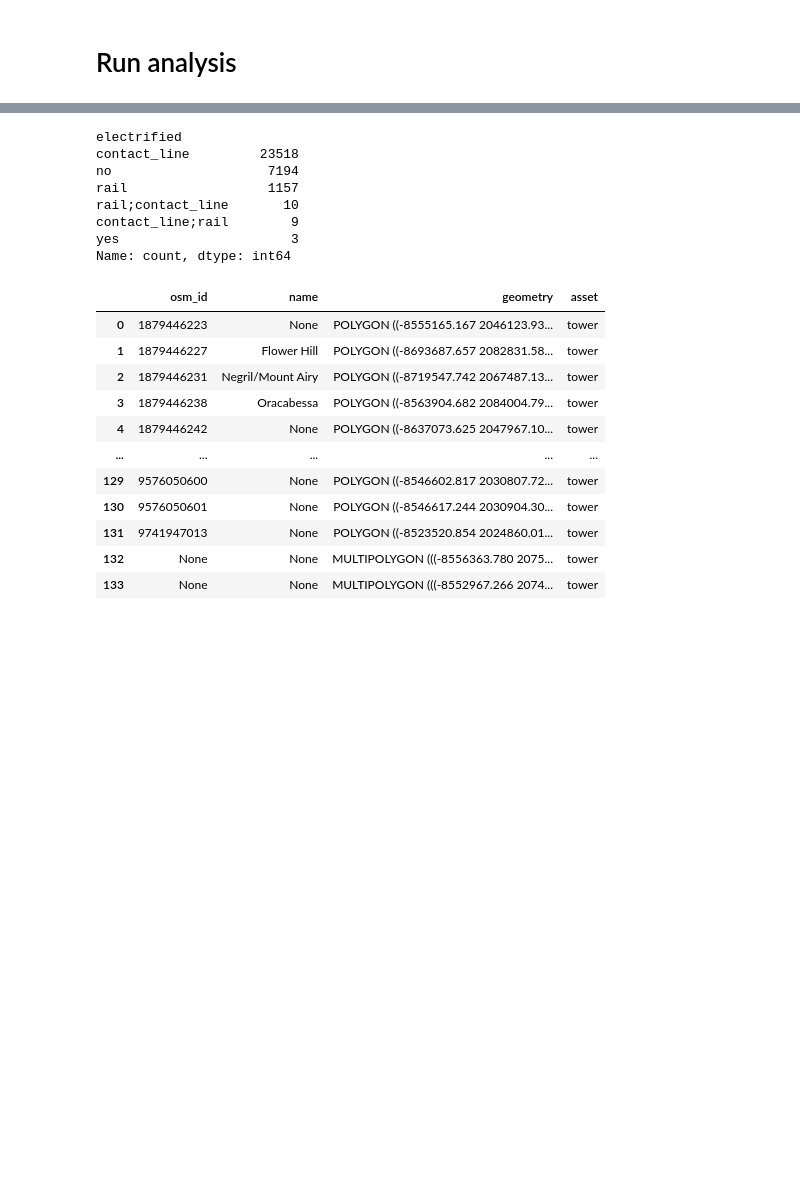
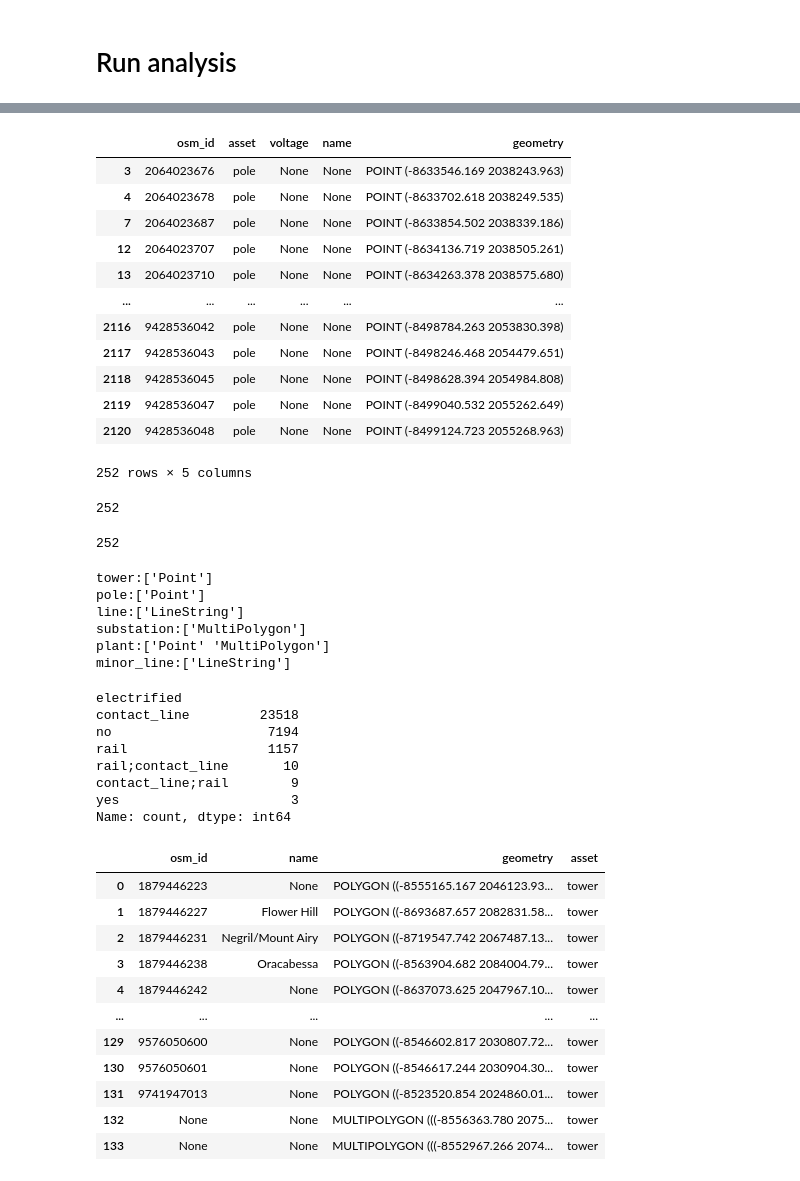
Before and after one commit to snirandjan/gmhcira, a Jupyter notebook: notebooks/risk-workflow.ipynb, the cells around one changed output, grey strips where cells are left out. Cells and saved outputs as stored; diff of their text form; code cells hidden in the pictures; blank space fills up the shorter version.

```diff
--- a/notebooks/risk-workflow.ipynb
+++ b/notebooks/risk-workflow.ipynb
@@ -787,3 +1554,39 @@ print(sum(assets['electrified'].value_counts()))#unique())
+# %%
+assets_plant = assets[assets['asset'] == 'pole']
+assets_plant
+# %% [output]
+|  | osm_id | asset | voltage | name | geometry |
+| 3 | 2064023676 | pole | None | None | POINT (-8633546.169 2038243.963) |
+| 4 | 2064023678 | pole | None | None | POINT (-8633702.618 2038249.535) |
+| 7 | 2064023687 | pole | None | None | POINT (-8633854.502 2038339.186) |
+| 12 | 2064023707 | pole | None | None | POINT (-8634136.719 2038505.261) |
+| 13 | 2064023710 | pole | None | None | POINT (-8634263.378 2038575.680) |
+| ... | ... | ... | ... | ... | ... |
+| 2116 | 9428536042 | pole | None | None | POINT (-8498784.263 2053830.398) |
+| 2117 | 9428536043 | pole | None | None | POINT (-8498246.468 2054479.651) |
+| 2118 | 9428536045 | pole | None | None | POINT (-8498628.394 2054984.808) |
+| 2119 | 9428536047 | pole | None | None | POINT (-8499040.532 2055262.649) |
+| 2120 | 9428536048 | pole | None | None | POINT (-8499124.723 2055268.963) |
+252 rows × 5 columns
+# %%
+len(create_point_from_polygon(remove_polygons_with_contained_points(assets_plant)))
+# %% [output]
+252
+# %%
+len(assets_test[assets_test['asset']=='pole'])
+# %% [output]
+252
+# %%
+asset_lst = ['tower','pole','line','substation','plant','minor_line']
+for asset in asset_lst:
+    print(f'{asset}:{(assets[assets["asset"] == asset])["geometry"].geom_type.unique()} ')
+# %% [output]
+tower:['Point']
+pole:['Point']
+line:['LineString']
+substation:['MultiPolygon']
+plant:['Point' 'MultiPolygon']
+minor_line:['LineString']
 # %%
 #assets[assets['asset'] == 'substation']
 
```
Also changed, not shown: parts of 21 cells of this notebook, 3 other files.
